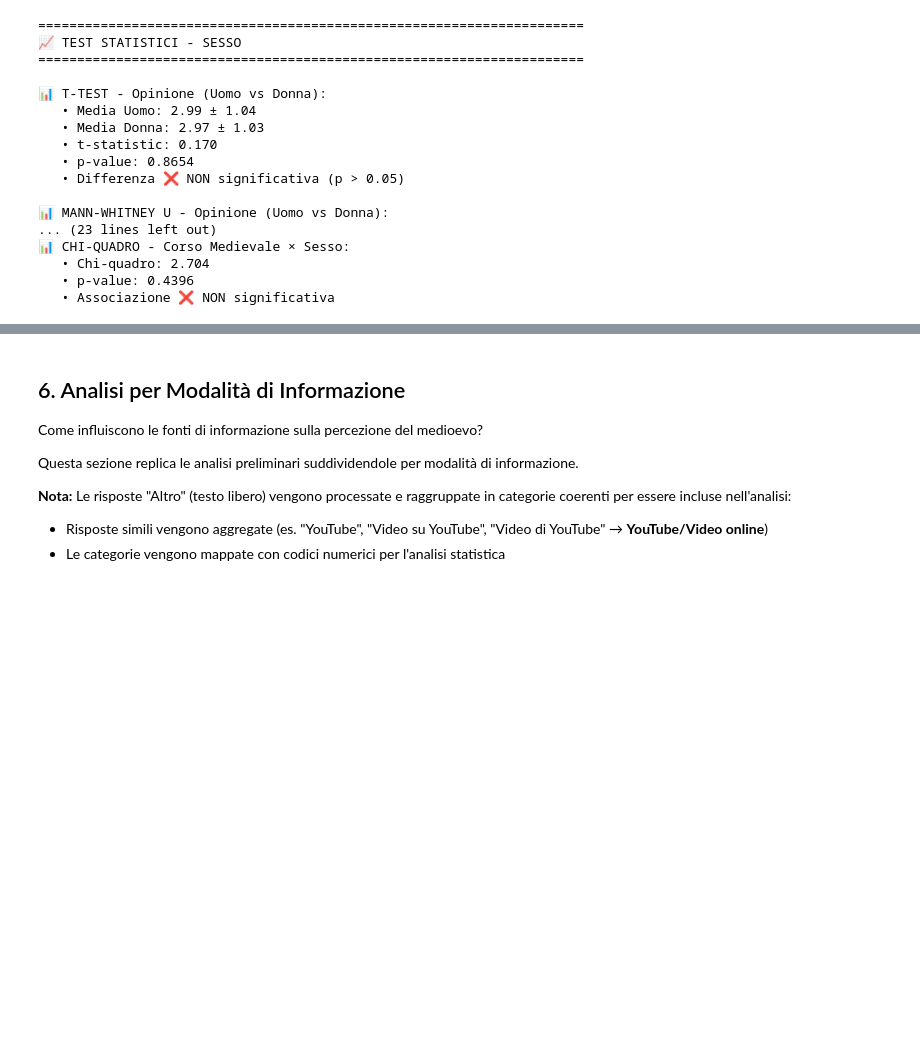
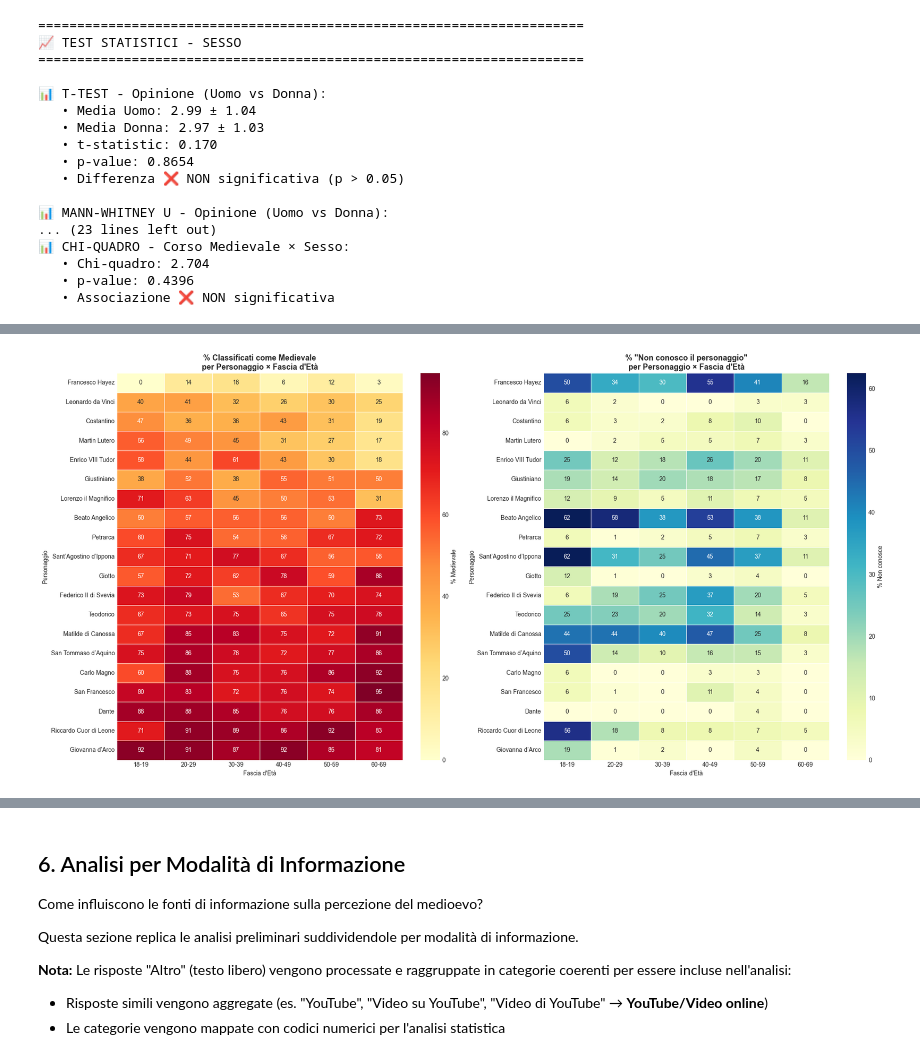
Before and after one commit to giuliaghiazza/MiddleAgesAnalysis, a Jupyter notebook: analisi_dati.ipynb, the cells around one changed output, grey strips where cells are left out. Cells and saved outputs as stored; diff of their text form; code cells hidden in the pictures; blank space fills up the shorter version.

```diff
--- a/analisi_dati.ipynb
+++ b/analisi_dati.ipynb
@@ -2727,0 +2980,93 @@ if 'corso_medievale' in df.columns:
+# %%
+# VISUALIZZAZIONI: Personaggi per Fascia d'Età
+
+# ==== GRAFICI 1-2: Heatmap % Medievale e % Non Conosco per Età ====
+fig, axes = plt.subplots(1, 2, figsize=(20, 10))
+
+# Pivot per heatmap: personaggi × età (% medievale)
+pivot_med_eta = df_pers_eta.pivot_table(values='pct_medievale', index='personaggio', columns='eta')
+# Riordina colonne per età
+pivot_med_eta = pivot_med_eta[[e for e in eta_order if e in pivot_med_eta.columns]]
+# Ordina personaggi per media % medievale
+ordine_pers_med_eta = pivot_med_eta.mean(axis=1).sort_values(ascending=True).index
+pivot_med_eta = pivot_med_eta.loc[ordine_pers_med_eta]
+
+sns.heatmap(pivot_med_eta, annot=True, fmt='.0f', cmap='YlOrRd', ax=axes[0],
+            linewidths=0.5, cbar_kws={'label': '% Medievale'})
+axes[0].set_title("% Classificati come Medievale\nper Personaggio × Fascia d'Età", fontsize=13, fontweight='bold')
+axes[0].set_xlabel("Fascia d'Età")
+axes[0].set_ylabel('Personaggio')
+
+# Pivot per heatmap: personaggi × età (% non conosco)
+pivot_nc_eta = df_pers_eta.pivot_table(values='pct_non_conosco', index='personaggio', columns='eta')
+pivot_nc_eta = pivot_nc_eta[[e for e in eta_order if e in pivot_nc_eta.columns]]
+pivot_nc_eta = pivot_nc_eta.loc[ordine_pers_med_eta]
+
+sns.heatmap(pivot_nc_eta, annot=True, fmt='.0f', cmap='YlGnBu', ax=axes[1],
+            linewidths=0.5, cbar_kws={'label': '% Non conosce'})
+axes[1].set_title("% \"Non conosco il personaggio\"\nper Personaggio × Fascia d'Età", fontsize=13, fontweight='bold')
+axes[1].set_xlabel("Fascia d'Età")
+axes[1].set_ylabel('Personaggio')
+
+plt.tight_layout()
+plt.savefig('heatmap_personaggi_eta.png', dpi=150, bbox_inches='tight')
+plt.show()
+
+# ==== GRAFICI 3-4: Top/Bottom personaggi più/meno conosciuti per Età ====
+fig, axes = plt.subplots(2, 2, figsize=(18, 14))
+
+# Top 5 più conosciuti (meno % non conosco) e bottom 5 (più % non conosco)
+media_nc_per_pers_eta = df_pers_eta.groupby('personaggio')['pct_non_conosco'].mean().sort_values()
+top5_conosciuti_eta = media_nc_per_pers_eta.head(5).index.tolist()
+bottom5_conosciuti_eta = media_nc_per_pers_eta.tail(5).index.tolist()
+
+# Grafico 3a: Top 5 più conosciuti per età
+sub_top = df_pers_eta[df_pers_eta['personaggio'].isin(top5_conosciuti_eta)]
+pivot_top = sub_top.pivot_table(values='pct_non_conosco', index='personaggio', columns='eta')
+pivot_top = pivot_top[[e for e in eta_order if e in pivot_top.columns]]
+pivot_top.plot(kind='barh', ax=axes[0, 0], width=0.8)
+axes[0, 0].set_title("5 Personaggi PIÙ conosciuti\n(minor % \"Non conosco\") per Età", fontsize=12, fontweight='bold')
+axes[0, 0].set_xlabel('% Non conosce')
+axes[0, 0].set_ylabel('')
+axes[0, 0].legend(title='Età', fontsize=8, title_fontsize=9, bbox_to_anchor=(1.02, 1))
+
+# Grafico 3b: Bottom 5 meno conosciuti per età
+sub_bot = df_pers_eta[df_pers_eta['personaggio'].isin(bottom5_conosciuti_eta)]
+pivot_bot = sub_bot.pivot_table(values='pct_non_conosco', index='personaggio', columns='eta')
+pivot_bot = pivot_bot[[e for e in eta_order if e in pivot_bot.columns]]
+pivot_bot.plot(kind='barh', ax=axes[0, 1], width=0.8)
+axes[0, 1].set_title("5 Personaggi MENO conosciuti\n(maggior % \"Non conosco\") per Età", fontsize=12, fontweight='bold')
+axes[0, 1].set_xlabel('% Non conosce')
+axes[0, 1].set_ylabel('')
+axes[0, 1].legend(title='Età', fontsize=8, title_fontsize=9, bbox_to_anchor=(1.02, 1))
+
+# Top 5 più classificati come medievale e bottom 5
+media_med_per_pers_eta = df_pers_eta.groupby('personaggio')['pct_medievale'].mean().sort_values(ascending=False)
+top5_medievale_eta = media_med_per_pers_eta.head(5).index.tolist()
+bottom5_medievale_eta = media_med_per_pers_eta.tail(5).index.tolist()
+
+# Grafico 3c: Top 5 più classificati come medievale per età
+sub_top_med = df_pers_eta[df_pers_eta['personaggio'].isin(top5_medievale_eta)]
+pivot_top_med = sub_top_med.pivot_table(values='pct_medievale', index='personaggio', columns='eta')
+pivot_top_med = pivot_top_med[[e for e in eta_order if e in pivot_top_med.columns]]
+pivot_top_med.plot(kind='barh', ax=axes[1, 0], width=0.8, colormap='Set2')
+axes[1, 0].set_title("5 Personaggi PIÙ classificati come Medievale\nper Età", fontsize=12, fontweight='bold')
+axes[1, 0].set_xlabel('% Medievale')
+axes[1, 0].set_ylabel('')
+axes[1, 0].legend(title='Età', fontsize=8, title_fontsize=9, bbox_to_anchor=(1.02, 1))
+
+# Grafico 3d: Bottom 5 meno classificati come medievale per età
+sub_bot_med = df_pers_eta[df_pers_eta['personaggio'].isin(bottom5_medievale_eta)]
+pivot_bot_med = sub_bot_med.pivot_table(values='pct_medievale', index='personaggio', columns='eta')
+pivot_bot_med = pivot_bot_med[[e for e in eta_order if e in pivot_bot_med.columns]]
+pivot_bot_med.plot(kind='barh', ax=axes[1, 1], width=0.8, colormap='Set2')
+axes[1, 1].set_title("5 Personaggi MENO classificati come Medievale\nper Età", fontsize=12, fontweight='bold')
+axes[1, 1].set_xlabel('% Medievale')
+axes[1, 1].set_ylabel('')
+axes[1, 1].legend(title='Età', fontsize=8, title_fontsize=9, bbox_to_anchor=(1.02, 1))
+
+plt.tight_layout()
+plt.savefig('personaggi_top_bottom_eta.png', dpi=150, bbox_inches='tight')
+plt.show()
+# %% [output]
+[figure, added]
```
Also changed, not shown: parts of 19 cells of this notebook, 2 other files.
